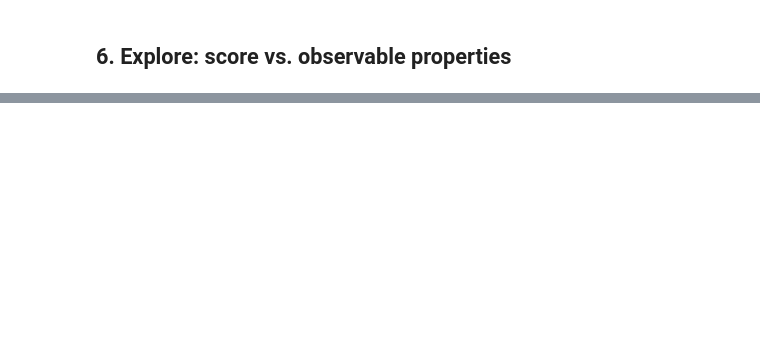
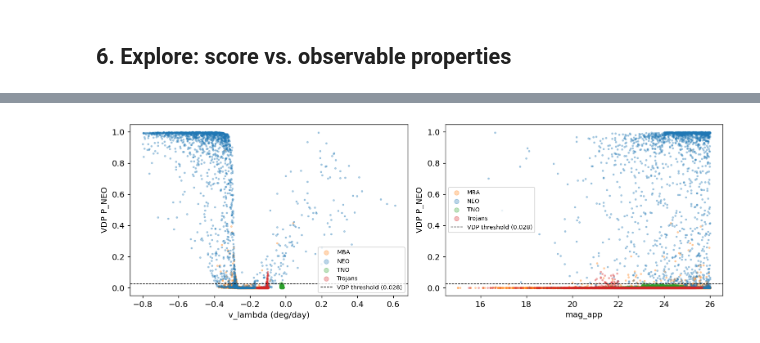
Before and after one commit to devanshi-s04/neomod, a Jupyter notebook: digest2_comparison.ipynb, the cells around one changed output, grey strips where cells are left out. Cells and saved outputs as stored; diff of their text form; code cells hidden in the pictures; blank space fills up the shorter version.

```diff
--- a/digest2_comparison.ipynb
+++ b/digest2_comparison.ipynb
@@ -183,0 +232,22 @@ plt.close(fig)
+# %%
+# Poster-friendly VDP observable view: v_lambda and magnitude only
+fig, axes = plt.subplots(1, 2, figsize=(12, 4))
+
+for ax, (xcol, xlabel) in zip(
+    axes,
+    [('vlam', 'v_lambda (deg/day)'), ('mag_app', 'mag_app')]
+):
+    for pop in pops:
+        sub = df[df.true_population == pop]
+        ax.scatter(sub[xcol], sub['P_NEO_vdp'], s=4, alpha=0.3,
+                   label=pop, color=colors.get(pop))
+    ax.axhline(tv, color='k', lw=0.8, linestyle='--', label=f'VDP threshold ({tv:.3f})')
+    ax.set_xlabel(xlabel)
+    ax.set_ylabel('VDP P_NEO')
+    ax.legend(fontsize=8, markerscale=3)
+
+plt.tight_layout()
+plt.show()
+plt.close(fig)
+# %% [output]
+[figure, added]
```
Also changed, not shown: parts of 19 cells of this notebook, 9 other files.
